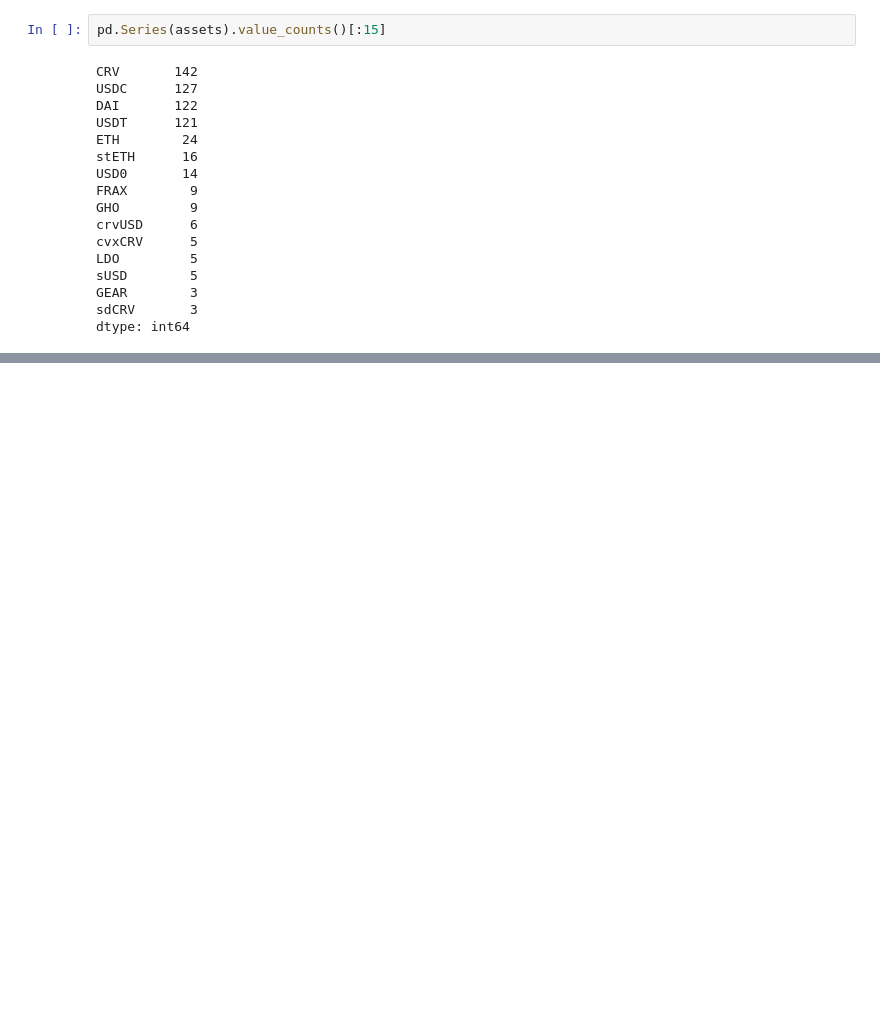
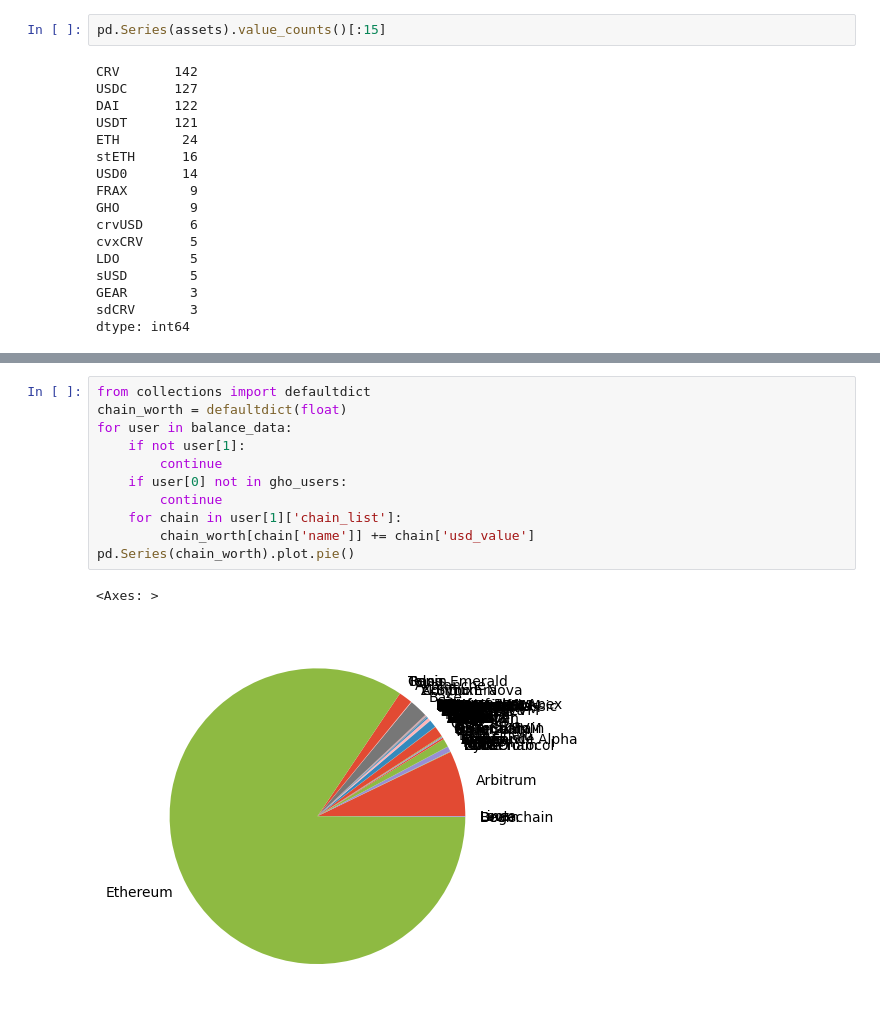
Before and after one commit to benber86/gho_users, a Jupyter notebook: Debank API.ipynb, the cells around one changed output, grey strips where cells are left out. Cells and saved outputs as stored; diff of their text form; blank space fills up the shorter version.

```diff
--- a/Debank API.ipynb
+++ b/Debank API.ipynb
@@ -806,0 +948,14 @@ dtype: int64
+# %%
+from collections import defaultdict
+chain_worth = defaultdict(float)
+for user in balance_data:
+    if not user[1]:
+        continue
+    if user[0] not in gho_users:
+        continue
+    for chain in user[1]['chain_list']:
+        chain_worth[chain['name']] += chain['usd_value']
+pd.Series(chain_worth).plot.pie()
+# %% [output]
+<Axes: >
+[figure, added]
```
Also changed, not shown: parts of 38 cells of this notebook.
